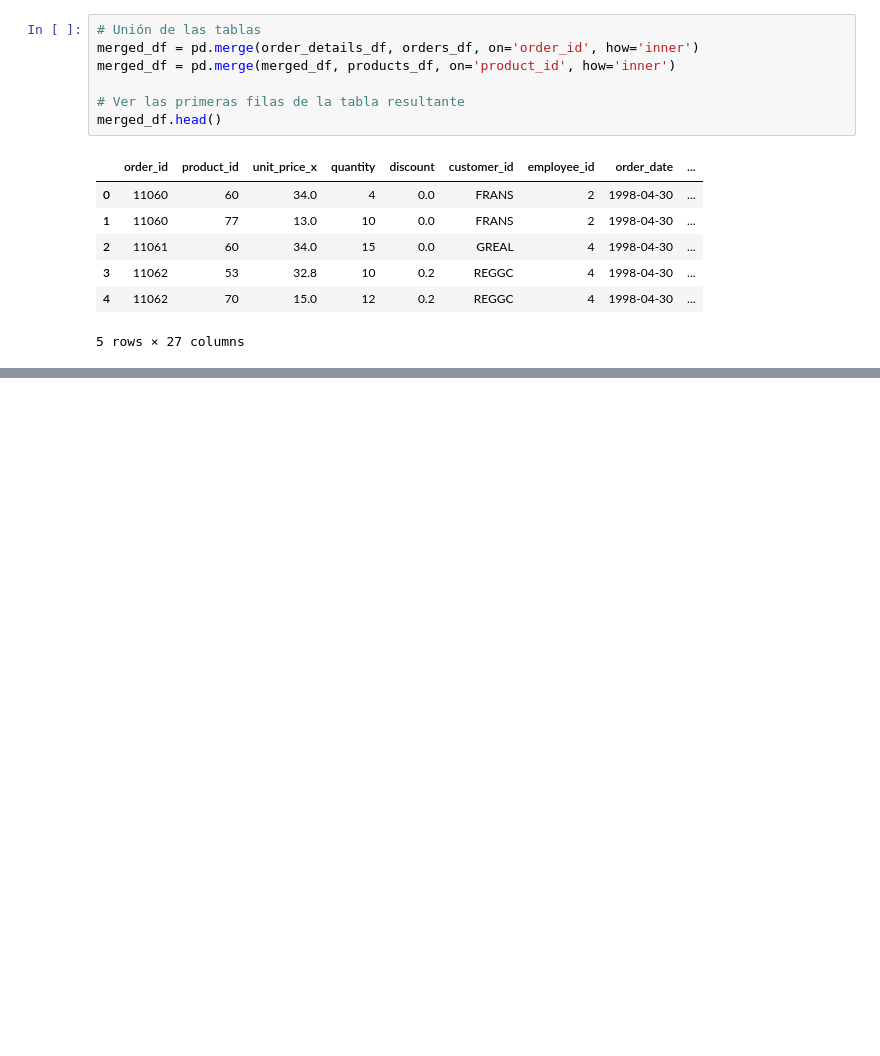
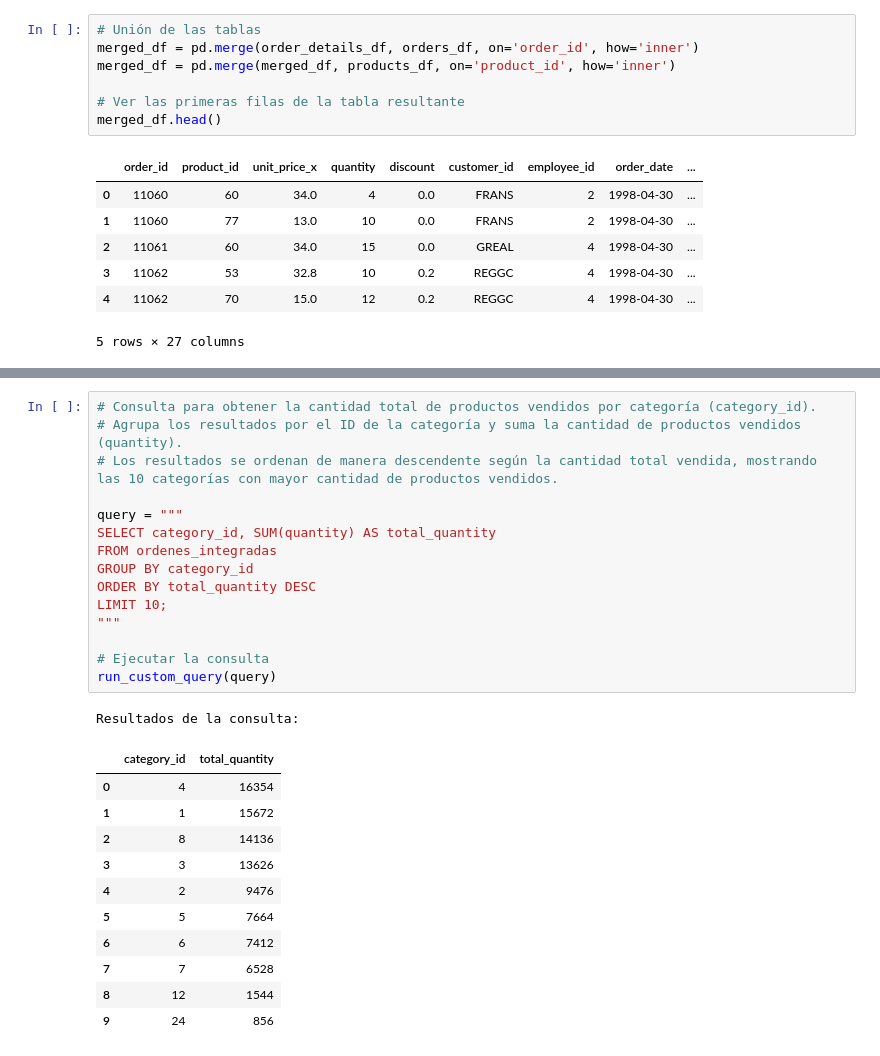
Before and after one commit to alejandrocarmu/proyecto_final_big_data, a Jupyter notebook: proyecto_final.ipynb, the cells around one changed output, grey strips where cells are left out. Cells and saved outputs as stored; diff of their text form; blank space fills up the shorter version.

```diff
--- a/proyecto_final.ipynb
+++ b/proyecto_final.ipynb
@@ -254,0 +453,28 @@ Estado de la consulta de creación de la tabla: QUEUED
+# %%
+# Consulta para obtener la cantidad total de productos vendidos por categoría (category_id).
+# Agrupa los resultados por el ID de la categoría y suma la cantidad de productos vendidos (quantity).
+# Los resultados se ordenan de manera descendente según la cantidad total vendida, mostrando las 10 categorías con mayor cantidad de productos vendidos.
+
+query = """
+SELECT category_id, SUM(quantity) AS total_quantity
+FROM ordenes_integradas
+GROUP BY category_id
+ORDER BY total_quantity DESC
+LIMIT 10;
+"""
+
+# Ejecutar la consulta
+run_custom_query(query)
+# %% [output]
+Resultados de la consulta:
+|  | category_id | total_quantity |
+| 0 | 4 | 16354 |
+| 1 | 1 | 15672 |
+| 2 | 8 | 14136 |
+| 3 | 3 | 13626 |
+| 4 | 2 | 9476 |
+| 5 | 5 | 7664 |
+| 6 | 6 | 7412 |
+| 7 | 7 | 6528 |
+| 8 | 12 | 1544 |
+| 9 | 24 | 856 |
```
Also changed, not shown: parts of 33 cells of this notebook, 3 other files.
